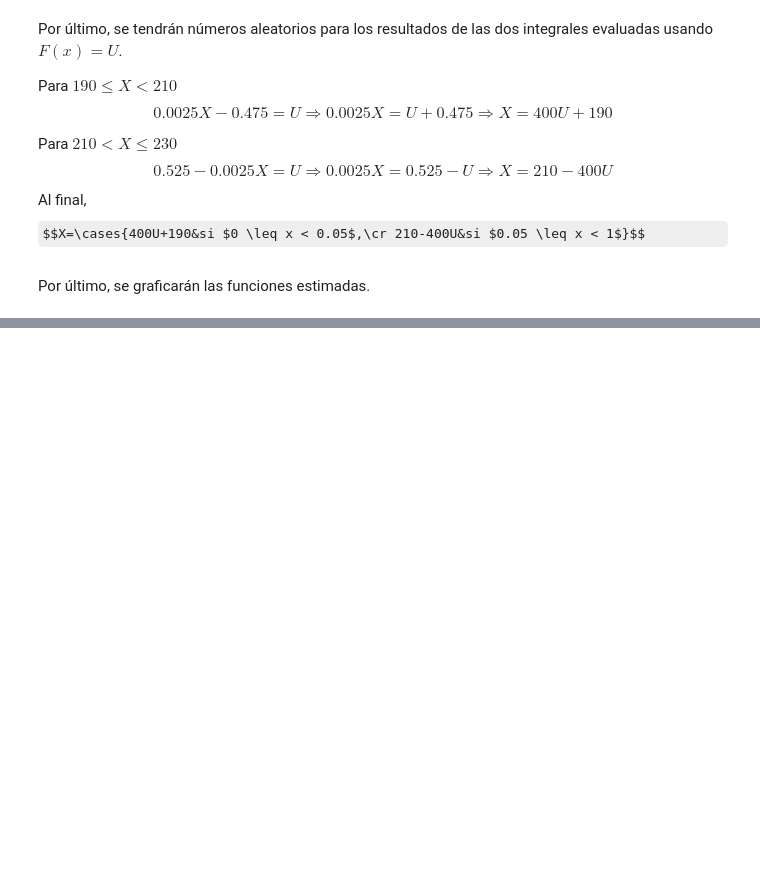
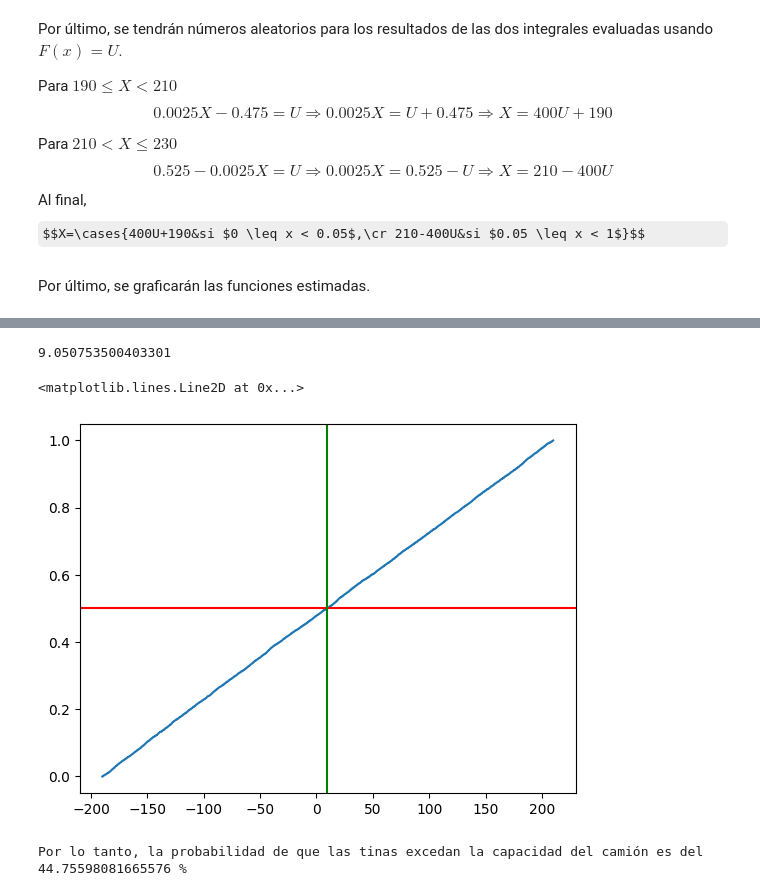
Before and after one commit to Mauricio-Fragoso-Mendoza/Simulacion-I, a Jupyter notebook: TIBASA.ipynb, the cells around one changed output, grey strips where cells are left out. Cells and saved outputs as stored; diff of their text form; code cells hidden in the pictures; some formulas as TeX source; blank space fills up the shorter version.

```diff
--- a/TIBASA.ipynb
+++ b/TIBASA.ipynb
@@ -40,0 +78,21 @@ import matplotlib.pyplot as plt
+# %%
+def fda(U):
+    n=len(U)
+    x=np.sort(U)
+    y=np.arange(0,n)/n
+    return x,y
+# %%
+x_math,y_math=fda(U)
+# %%
+media = np.mean(U)
+# %%
+m=print(media)
+# %% [output]
+9.050753500403301
+# %%
+plt.step(x_math,y_math)
+plt.axhline(y=0.5, color='red') #La mediana
+plt.axvline(x=media, color='green') # La media
+# %% [output]
+<matplotlib.lines.Line2D at 0x...>
+[figure, added]
@@ -40,0 +103,4 @@ import matplotlib.pyplot as plt
+# %%
+print('Por lo tanto, la probabilidad de que las tinas excedan la capacidad del camión es del ',e*100,'%')
+# %% [output]
+Por lo tanto, la probabilidad de que las tinas excedan la capacidad del camión es del  44.75598081665576 %
```
Also changed, not shown: parts of 4 cells of this notebook.
